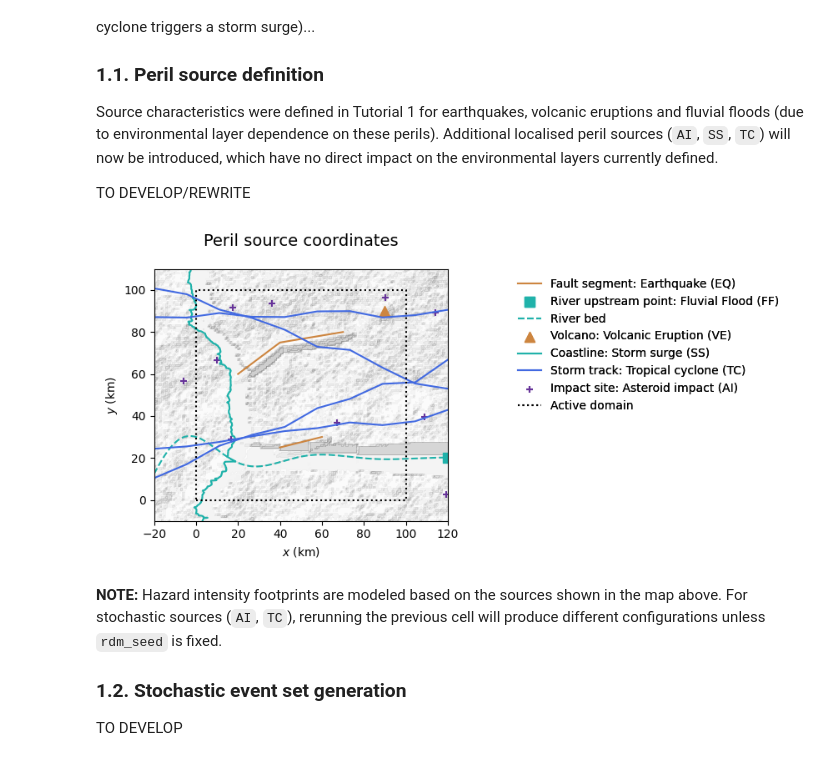
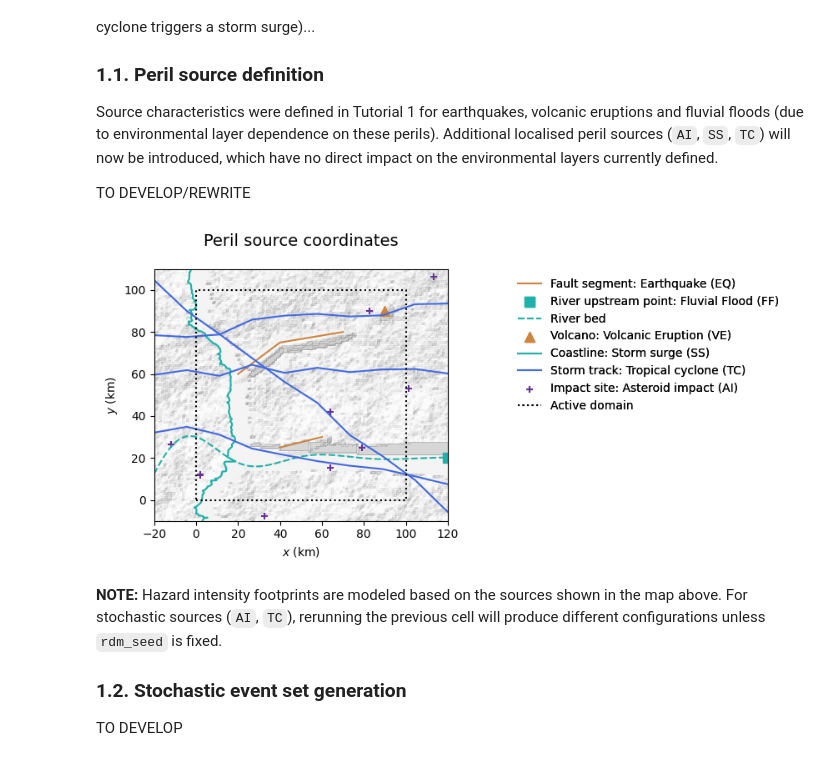
Before and after one commit to MignanRiskAnalytics/GenMR_SCOR, a Jupyter notebook: docs/source/notebooks/Tutorial2_DigitalTemplate_perils.ipynb, the cells around one changed output. Saved outputs shown, nothing was run; the diff lists cells and outputs as text; code cells hidden in the pictures.

Commit message:
add random seed for stochastic sources

```diff
--- a/docs/source/notebooks/Tutorial2_DigitalTemplate_perils.ipynb
+++ b/docs/source/notebooks/Tutorial2_DigitalTemplate_perils.ipynb
@@ -97,33 +97,34 @@ TO DEVELOP/REWRITE
 # %%
 # update src with additional perils & their characteristics
 src.par['perils'] = ['AI','EQ','RS','TC','VE', 'FF','LS','SS']    # IMPORTANT: primary perils come first
 
 src.par['EQ']['N'] = 20   # to be later distributed over 3 fault segments
 src.par['LS'] = {'object': 'terrain'}
 src.par['RS'] = {'object': 'atmosphere', 'N': 3}  # as trigger of landslides
 src.par['SS'] = {'object': 'coastline'}
 src.par['SS']['x'], src.par['SS']['y'] = topoLayer.coastline_coord
 src.par['VE']['N'] = 3
 
 ## stochastic sources ##
-rdm_seed = 0
+rdm_seed = 42      # None or integer
+np.random.seed(rdm_seed)
 
 # n_AI random uniform asteroid impacts (point sources) in digital template:
 N_AI = 10
 src.par['AI'] = {'object': 'impact', 'N': N_AI, \
                  'x': grid.xmin + np.random.random(N_AI) * (grid.xmax - grid.xmin), \
                  'y': grid.ymin + np.random.random(N_AI) * (grid.ymax - grid.ymin)}
 
 # n_TC pseudo-random tracks moving from West to East in the digital template:
 N_TC = 5
 npt = 10              # number of points along track, which crosses the grid from West to East
 max_deviation = 3     # random uniform deviation along the y-axis at each track point
-x_tracks, y_tracks, ID_tracks = GenMR_perils.gen_rdmcoord_tracks(N_TC, grid, npt, max_deviation)
+x_tracks, y_tracks, ID_tracks = GenMR_perils.gen_rdmcoord_tracks(N_TC, grid, npt, max_deviation, rdm_seed)
 src.par['TC'] = {'object': 'storm track', 'N': N_TC, 'x': x_tracks, 'y': y_tracks, 'ID': ID_tracks}
 
 GenMR_env.plot_src(src, hillshading_z = topoLayer.z)
 # %% [output]
-[figure, old version]
+[figure, new version]
 # %% [markdown]
 **NOTE:** Hazard intensity footprints are modeled based on the sources shown in the map above. For stochastic sources (`AI`, `TC`), rerunning the previous cell will produce different configurations unless `rdm_seed` is fixed.
 
```
Also changed, not shown: 2 other files.
